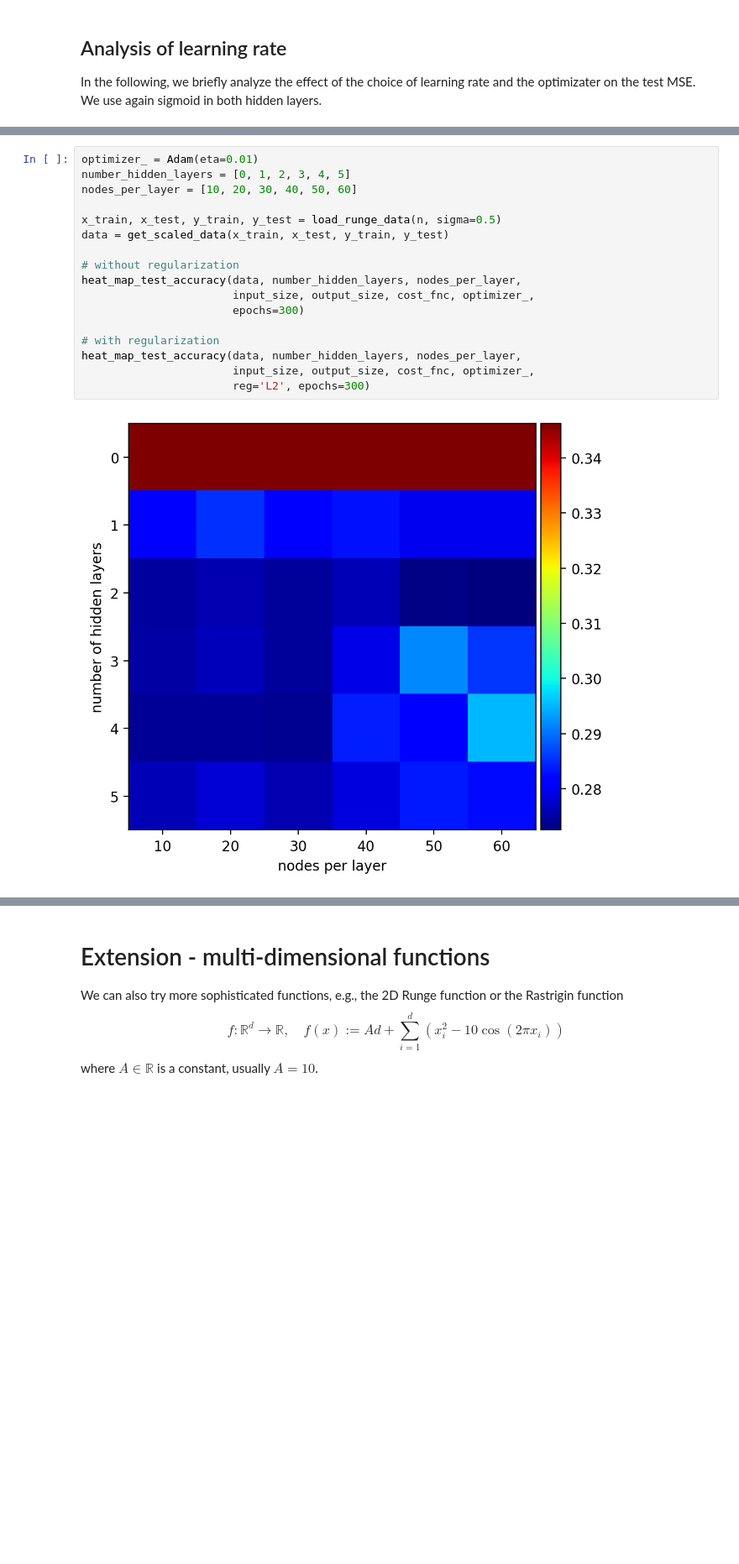
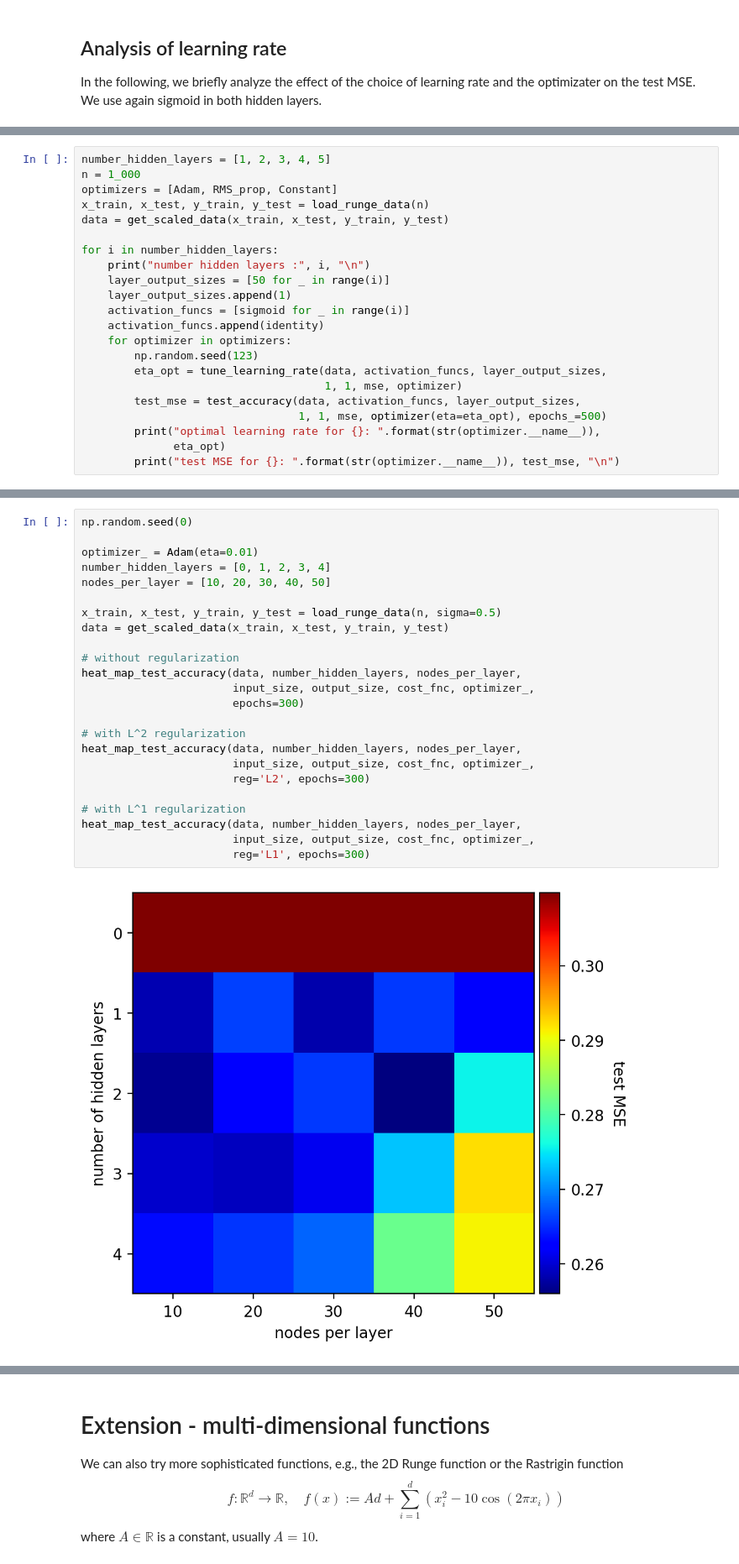
Before and after one commit to thomas-engl/Project2-Applied-ML, a Jupyter notebook: Code/project2_run.ipynb, the cells around one changed output, grey strips where cells are left out. Shown at 84% size. Saved outputs shown, nothing was run; the diff lists cells and outputs as text; blank space fills up the shorter version.

```diff
--- a/Code/project2_run.ipynb
+++ b/Code/project2_run.ipynb
@@ -146,0 +149,22 @@ MSE Constant with optimal eta:  0.08481884419105741
+# %%
+number_hidden_layers = [1, 2, 3, 4, 5]
+n = 1_000
+optimizers = [Adam, RMS_prop, Constant]
+x_train, x_test, y_train, y_test = load_runge_data(n)
+data = get_scaled_data(x_train, x_test, y_train, y_test)
+
+for i in number_hidden_layers:
+    print("number hidden layers :", i, "\n")
+    layer_output_sizes = [50 for _ in range(i)]
+    layer_output_sizes.append(1)
+    activation_funcs = [sigmoid for _ in range(i)]
+    activation_funcs.append(identity)
+    for optimizer in optimizers:
+        np.random.seed(123)
+        eta_opt = tune_learning_rate(data, activation_funcs, layer_output_sizes,
+                                     1, 1, mse, optimizer)
+        test_mse = test_accuracy(data, activation_funcs, layer_output_sizes,
+                                 1, 1, mse, optimizer(eta=eta_opt), epochs_=500)
+        print("optimal learning rate for {}: ".format(str(optimizer.__name__)),
+              eta_opt)
+        print("test MSE for {}: ".format(str(optimizer.__name__)), test_mse, "\n")
@@ -151,19 +200,26 @@ Compare test MSE with and without regularization. We use GD with momentum with l
 # %%
+np.random.seed(0)
+
 optimizer_ = Adam(eta=0.01)
-number_hidden_layers = [0, 1, 2, 3, 4, 5]
-nodes_per_layer = [10, 20, 30, 40, 50, 60]
+number_hidden_layers = [0, 1, 2, 3, 4]
+nodes_per_layer = [10, 20, 30, 40, 50]
 
 x_train, x_test, y_train, y_test = load_runge_data(n, sigma=0.5)
 data = get_scaled_data(x_train, x_test, y_train, y_test)
 
 # without regularization
 heat_map_test_accuracy(data, number_hidden_layers, nodes_per_layer,
                        input_size, output_size, cost_fnc, optimizer_,
                        epochs=300)
 
-# with regularization
+# with L^2 regularization
 heat_map_test_accuracy(data, number_hidden_layers, nodes_per_layer,
                        input_size, output_size, cost_fnc, optimizer_,
                        reg='L2', epochs=300)
+
+# with L^1 regularization
+heat_map_test_accuracy(data, number_hidden_layers, nodes_per_layer,
+                       input_size, output_size, cost_fnc, optimizer_,
+                       reg='L1', epochs=300)
 # %% [output]
-[figure, old version]
+[figure, new version]
```
Also changed, not shown: parts of 9 cells of this notebook.
